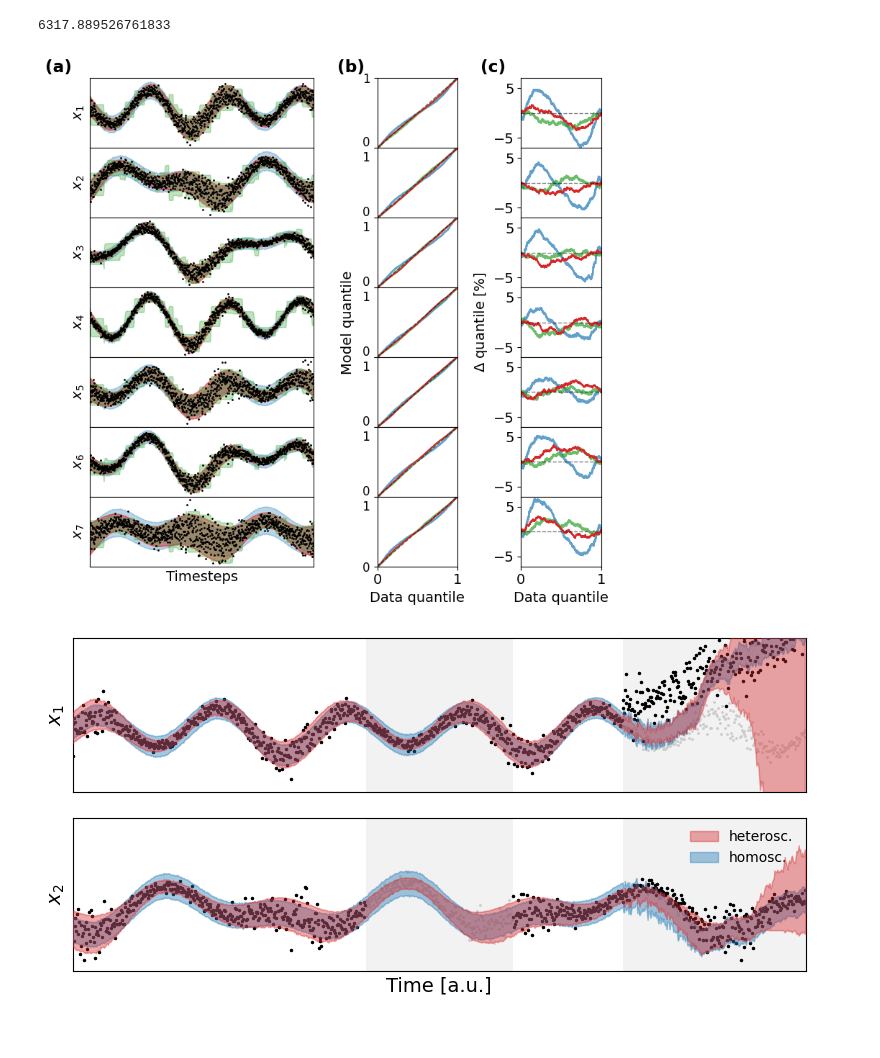
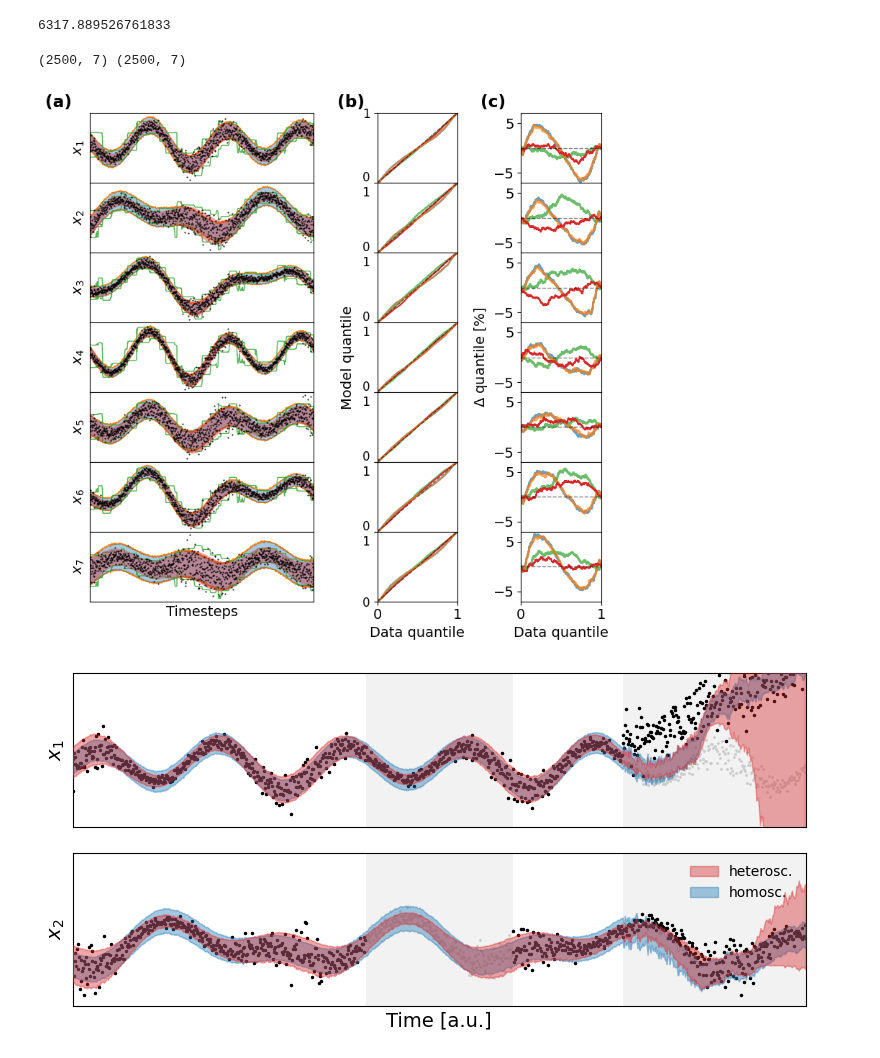
Before and after one commit to christiando/gaussian-toolbox, a Jupyter notebook: notebooks/heteroskedasticity/Fit synthetic.ipynb, the cells around one changed output. Cells and saved outputs as stored; diff of their text form; code cells hidden in the pictures.

```diff
--- a/notebooks/heteroskedasticity/Fit synthetic.ipynb
+++ b/notebooks/heteroskedasticity/Fit synthetic.ipynb
@@ -199,7 +221,7 @@ hmm = train_HMM(x_tr, K)
 seed = 0
 reset_seeds(seed)
 x_tr, x_va, x_te_original, x_te_na, s_tr_x = load_synthetic_e1(train_ratio=.75)
-p, q = 4, 1
+p, q = 4, 2
 arimax = train_arimax(x_tr, p, q)
 # %%
 mask = np.logical_not(np.isnan(x_te_original))
@@ -223,6 +245,8 @@ lin_pred_density = ssm_em_lin.compute_predictive_density(x_te_original)
 hsk_pred_density = ssm_em_hsk.compute_predictive_density(x_te_original)
 hmm_pred_density = hmm.compute_predictive_density(x_te_original)
 arimax_pred_density = arimax.compute_predictive_density(x_te_original)
+# %% [output]
+(2500, 7) (2500, 7)
 # %%
 pyplot.rcdefaults()
 pyplot.rc('font', size = 14)
@@ -232,19 +256,19 @@ T_start = 10
 T_stop = 1010
 for dx in range(ssm_em_lin.Dx):
     ax1 = fig.add_subplot(gs[dx,:2])
-    ax1.plot(range(T_start,T_stop), x_te_original[T_start:T_stop, dx], 'k.', ms=2)
+    ax1.plot(range(T_start,T_stop), x_te_original[T_start:T_stop, dx], 'k.', ms=1)
+    lb_arimax = arimax_pred_density.mu[T_start:T_stop, dx] - 1.68 * numpy.sqrt(arimax_pred_density.Sigma[T_start:T_stop, dx])
+    ub_arimax = arimax_pred_density.mu[T_start:T_stop, dx] + 1.68 * numpy.sqrt(arimax_pred_density.Sigma[T_start:T_stop, dx])
+    ax1.fill_between(range(T_start,T_stop), lb_arimax, ub_arimax, color='C1', facecolor='none', alpha=1, lw=1)
     lb_lin = lin_pred_density.mu[T_start:T_stop, dx] - 1.68 * numpy.sqrt(lin_pred_density.Sigma[T_start:T_stop, dx, dx])
     ub_lin = lin_pred_density.mu[T_start:T_stop, dx] + 1.68 * numpy.sqrt(lin_pred_density.Sigma[T_start:T_stop, dx, dx])
-    ax1.fill_between(range(T_start,T_stop), lb_lin, ub_lin, color='C0', alpha=.3)
+    ax1.fill_between(range(T_start,T_stop), lb_lin, ub_lin, color='C0', alpha=.4, lw=0)
+    lb_hmm = hmm_pred_density.mu[T_start:T_stop, dx] - 1.68 * numpy.sqrt(hmm_pred_density.Sigma[T_start:T_stop, dx])
+    ub_hmm = hmm_pred_density.mu[T_start:T_stop, dx] + 1.68 * numpy.sqrt(hmm_pred_density.Sigma[T_start:T_stop, dx])
+    ax1.fill_between(range(T_start,T_stop), lb_hmm, ub_hmm, color='C2', facecolor='none', alpha=.8, lw=1)
     lb_hsk = hsk_pred_density.mu[T_start:T_stop, dx] - 1.68 * numpy.sqrt(hsk_pred_density.Sigma[T_start:T_stop, dx, dx])
     ub_hsk = hsk_pred_density.mu[T_start:T_stop, dx] + 1.68 * numpy.sqrt(hsk_pred_density.Sigma[T_start:T_stop, dx, dx])
-    ax1.fill_between(range(T_start,T_stop), lb_hsk, ub_hsk, color='C3', alpha=.5)
-    lb_hmm = hmm_pred_density.mu[T_start:T_stop, dx] - 1.68 * numpy.sqrt(hmm_pred_density.Sigma[T_start:T_stop, dx])
-    ub_hmm = hmm_pred_density.mu[T_start:T_stop, dx] + 1.68 * numpy.sqrt(hmm_pred_density.Sigma[T_start:T_stop, dx])
-    ax1.fill_between(range(T_start,T_stop), lb_hmm, ub_hmm, color='C2', alpha=.3)
-    lb_arimax = arimax_pred_density.mu[T_start:T_stop, dx] - 1.68 * numpy.sqrt(arimax_pred_density.Sigma[T_start:T_stop, dx])
-    ub_arimax = arimax_pred_density.mu[T_start:T_stop, dx] + 1.68 * numpy.sqrt(arimax_pred_density.Sigma[T_start:T_stop, dx])
-    ax1.fill_between(range(T_start,T_stop), lb_arimax, ub_arimax, color='C4', alpha=.3)
+    ax1.fill_between(range(T_start,T_stop), lb_hsk, ub_hsk, color='C3', alpha=.4, lw=0)
     ax1.set_xlim([T_start,T_stop])
     ax1.set_xticks([])
     ax1.set_yticks([])
@@ -258,7 +282,7 @@ for dx in range(ssm_em_lin.Dx):
     ax2.plot(numpy.linspace(0,1,x_te_original.shape[0]), lin_cdf, color='C0', alpha=.7, lw=2)
     ax2.plot(numpy.linspace(0,1,x_te_original.shape[0]), hmm_cdf, color='C2', alpha=.7, lw=2)
     ax2.plot(numpy.linspace(0,1,x_te_original.shape[0]), hsk_cdf, color='C3', alpha=1)
-    ax2.plot(numpy.linspace(0,1,x_te_original.shape[0]), arimax_cdf, color='C4', alpha=1)
+    ax2.plot(numpy.linspace(0,1,x_te_original.shape[0]), arimax_cdf, color='C1', alpha=.7)
     ax2.plot([0,1], [0,1], 'k--', lw=1., alpha=.5)
     ax2.set_xlim([0,1])
     ax2.set_ylim([0,1])
@@ -271,35 +295,35 @@ for dx in range(ssm_em_lin.Dx):
 
     ax3 = fig.add_subplot(gs[dx,3])
     ax3.plot(numpy.linspace(0,1,x_te_original.shape[0]), 100 * (lin_cdf - numpy.linspace(0,1,x_te_original.shape[0])), color='C0', alpha=.7, lw=2)
     ax3.plot(numpy.linspace(0,1,x_te_original.shape[0]), 100 * (hmm_cdf - numpy.linspace(0,1,x_te_original.shape[0])), color='C2', alpha=.7, lw=2)
-    ax3.plot(numpy.linspace(0,1,x_te_original.shape[0]), 100 * (arimax_cdf - numpy.linspace(0,1,x_te_original.shape[0])), color='C4', alpha=.7, lw=2)
+    ax3.plot(numpy.linspace(0,1,x_te_original.shape[0]), 100 * (arimax_cdf - numpy.linspace(0,1,x_te_original.shape[0])), color='C1', alpha=.7, lw=2)
     ax3.plot(numpy.linspace(0,1,x_te_original.shape[0]), 100 * (hsk_cdf - numpy.linspace(0,1,x_te_original.shape[0])), color='C3')
     ax3.plot([0,1], [0,0], 'k--', lw=1., alpha=.5)
     ax3.set_xlim([0,1])
     #ax2.set_ylim([0,1])
     ax3.set_xticks([])
     ax3.set_yticks([-5,5])
     ax3.set_ylim([-7,7])
     if dx == 3:
         ax2.set_ylabel('Model quantile')
         ax3.set_ylabel('$\Delta$ quantile [%]')
     if dx == 0:
         ax1.set_title('(a)', loc='left', fontweight='bold', x=-.2)
         ax2.set_title('(b)', loc='left', fontweight='bold', x=-.5)
         ax3.set_title('(c)', loc='left', fontweight='bold', x=-.5)
 
 ax1.set_xlabel('Timesteps')
 ax2.set_xticks([0,1])
 ax3.set_xticks([0,1])
 ax2.set_xticks([0,1])
 ax2.set_xlabel('Data quantile')
 ax2.set_yticklabels(labels=['0','0\n 1'], fontsize=12)
 ax3.set_xlabel('Data quantile')
 pyplot.tight_layout()
 fig.savefig('../../figs/aistats22/synthetic.pdf')
 fig.savefig('../../figs/aistats22/synthetic.png', dpi=600)
 # %% [output]
-[figure, old version]
+[figure, new version]
 # %%
 ssm_em_hsk = load_model(model_name='ssm_em_hsk_synthetic', path='../../data/models/')
 ssm_em_lin = load_model(model_name='ssm_em_lin_synthetic', path='../../data/models/')
```
Also changed, not shown: parts of 3 cells of this notebook, 16 other files.
